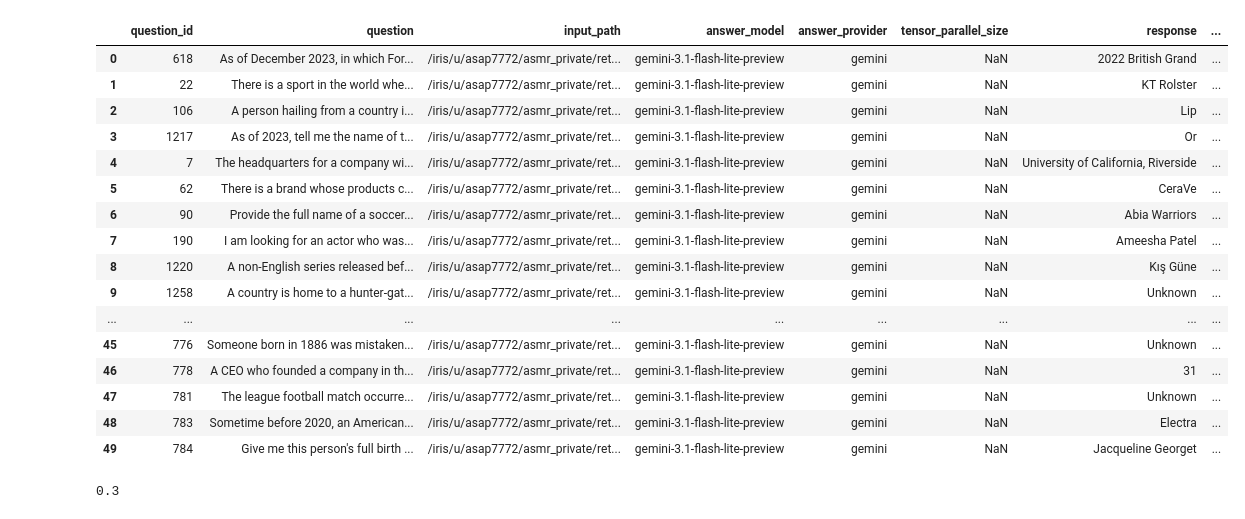
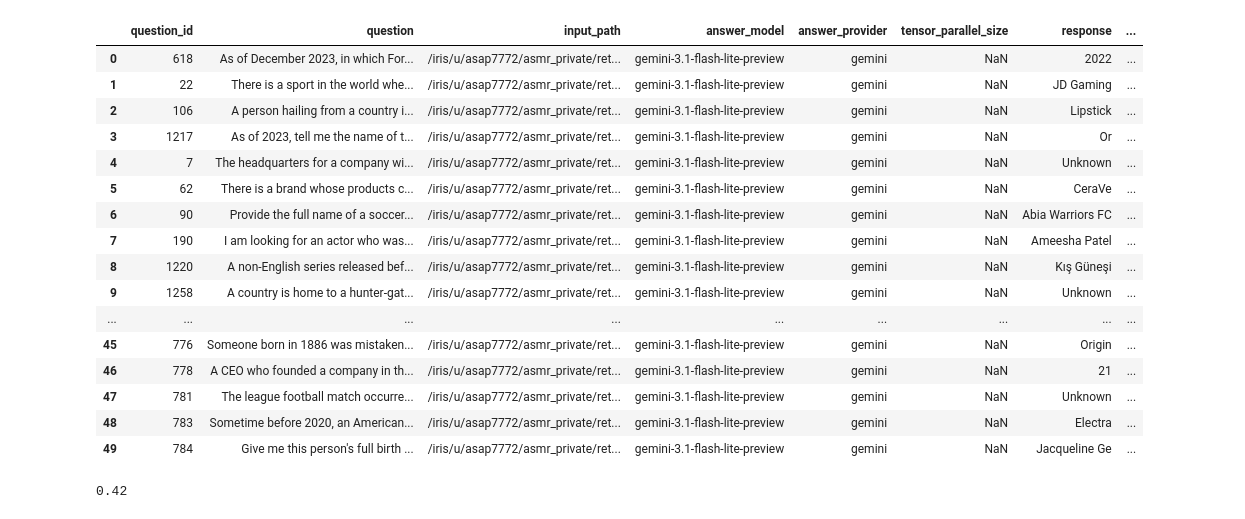
Before and after one commit to Asap7772/asmr_initial_pipeline, a Jupyter notebook: retrieval/view_success_rate.ipynb, the cells around one changed output. Drawn from its saved outputs; the diff is of its cells as text; code cells hidden in the pictures.

```diff
--- a/retrieval/view_success_rate.ipynb
+++ b/retrieval/view_success_rate.ipynb
@@ -1,48 +1,52 @@
 # %%
 import pandas as pd
 
 # df = pd.read_json('/iris/u/asap7772/asmr_private/retrieval/heldout_answers.jsonl', lines=True)
 # df = pd.read_json('/iris/u/asap7772/asmr_private/retrieval/heldout_answers_reranked.jsonl', lines=True)
 # df = pd.read_json('/iris/u/asap7772/asmr_private/retrieval/heldout_answers_gemini.jsonl', lines=True)
 # df = pd.read_json('/iris/u/asap7772/asmr_private/retrieval/heldout_answers_reranked_gemini.jsonl', lines=True)
 
 # df = pd.read_json('/iris/u/asap7772/asmr_private/retrieval/heldout_answers_supponly_gemini.jsonl', lines=True)
 # df = pd.read_json('/iris/u/asap7772/asmr_private/retrieval/heldout_answers_supponly_qwen.jsonl', lines=True)
 
 # df = pd.read_json('/iris/u/asap7772/asmr_private/retrieval/heldout_answers_reranked_supponly_qwen.jsonl', lines=True)
 # df = pd.read_json('/iris/u/asap7772/asmr_private/retrieval/heldout_answers_reranked_supponly_gemini.jsonl', lines=True)
 # df = pd.read_json('/iris/u/asap7772/asmr_private/retrieval/heldout_agentic_answers_gemini.jsonl', lines=True)
 
-# df = pd.read_json('/iris/u/asap7772/asmr_private/retrieval/heldout_agentic_answers_gemini.jsonl', lines=True)
+df = pd.read_json('/iris/u/asap7772/asmr_private/retrieval/heldout_agentic_answers_gemini.jsonl', lines=True)
 # df = pd.read_json('/iris/u/asap7772/asmr_private/retrieval/heldout_agentic_answers_qwen.jsonl', lines=True)
 
 # df = pd.read_json('/iris/u/asap7772/asmr_private/retrieval/heldout_graph_answers_qwen.jsonl', lines=True)
+# df = pd.read_json('/iris/u/asap7772/asmr_private/retrieval/heldout_graph_answers_gemini.jsonl', lines=True)
 
 # df = pd.read_json('/iris/u/asap7772/asmr_private/retrieval/heldout_answers_hybrid_gemini.jsonl', lines=True)
 # df = pd.read_json('/iris/u/asap7772/asmr_private/retrieval/heldout_answers_hybrid_qwen.jsonl', lines=True)
 
 # df = pd.read_json('/iris/u/asap7772/asmr_private/retrieval/heldout_answers_qwen.jsonl', lines=True)
-df = pd.read_json('/iris/u/asap7772/asmr_private/retrieval/heldout_answers_gemini.jsonl', lines=True)
+# df = pd.read_json('/iris/u/asap7772/asmr_private/retrieval/heldout_answers_gemini.jsonl', lines=True)
+
+# df = pd.read_json('/iris/u/asap7772/asmr_private/retrieval/heldout_autocompaction_answers_gemini.jsonl', lines=True)
+# df = pd.read_json('/iris/u/asap7772/asmr_private/retrieval/heldout_autocompaction_answers_qwen.jsonl', lines=True)
 df
 # %% [output]
 |  | question_id | question | input_path | answer_model | answer_provider | tensor_parallel_size | response | ... |
-| 0 | 618 | As of December 2023, in which For... | /iris/u/asap7772/asmr_private/ret... | gemini-3.1-flash-lite-preview | gemini | NaN | 2022 British Grand | ... |
-| 1 | 22 | There is a sport in the world whe... | /iris/u/asap7772/asmr_private/ret... | gemini-3.1-flash-lite-preview | gemini | NaN | KT Rolster | ... |
-| 2 | 106 | A person hailing from a country i... | /iris/u/asap7772/asmr_private/ret... | gemini-3.1-flash-lite-preview | gemini | NaN | Lip | ... |
+| 0 | 618 | As of December 2023, in which For... | /iris/u/asap7772/asmr_private/ret... | gemini-3.1-flash-lite-preview | gemini | NaN | 2022 | ... |
+| 1 | 22 | There is a sport in the world whe... | /iris/u/asap7772/asmr_private/ret... | gemini-3.1-flash-lite-preview | gemini | NaN | JD Gaming | ... |
+| 2 | 106 | A person hailing from a country i... | /iris/u/asap7772/asmr_private/ret... | gemini-3.1-flash-lite-preview | gemini | NaN | Lipstick | ... |
 | 3 | 1217 | As of 2023, tell me the name of t... | /iris/u/asap7772/asmr_private/ret... | gemini-3.1-flash-lite-preview | gemini | NaN | Or | ... |
-| 4 | 7 | The headquarters for a company wi... | /iris/u/asap7772/asmr_private/ret... | gemini-3.1-flash-lite-preview | gemini | NaN | University of California, Riverside | ... |
+| 4 | 7 | The headquarters for a company wi... | /iris/u/asap7772/asmr_private/ret... | gemini-3.1-flash-lite-preview | gemini | NaN | Unknown | ... |
 | 5 | 62 | There is a brand whose products c... | /iris/u/asap7772/asmr_private/ret... | gemini-3.1-flash-lite-preview | gemini | NaN | CeraVe | ... |
-| 6 | 90 | Provide the full name of a soccer... | /iris/u/asap7772/asmr_private/ret... | gemini-3.1-flash-lite-preview | gemini | NaN | Abia Warriors | ... |
+| 6 | 90 | Provide the full name of a soccer... | /iris/u/asap7772/asmr_private/ret... | gemini-3.1-flash-lite-preview | gemini | NaN | Abia Warriors FC | ... |
 | 7 | 190 | I am looking for an actor who was... | /iris/u/asap7772/asmr_private/ret... | gemini-3.1-flash-lite-preview | gemini | NaN | Ameesha Patel | ... |
-| 8 | 1220 | A non-English series released bef... | /iris/u/asap7772/asmr_private/ret... | gemini-3.1-flash-lite-preview | gemini | NaN | Kış Güne | ... |
+| 8 | 1220 | A non-English series released bef... | /iris/u/asap7772/asmr_private/ret... | gemini-3.1-flash-lite-preview | gemini | NaN | Kış Güneşi | ... |
 | 9 | 1258 | A country is home to a hunter-gat... | /iris/u/asap7772/asmr_private/ret... | gemini-3.1-flash-lite-preview | gemini | NaN | Unknown | ... |
 | ... | ... | ... | ... | ... | ... | ... | ... | ... |
-| 45 | 776 | Someone born in 1886 was mistaken... | /iris/u/asap7772/asmr_private/ret... | gemini-3.1-flash-lite-preview | gemini | NaN | Unknown | ... |
-| 46 | 778 | A CEO who founded a company in th... | /iris/u/asap7772/asmr_private/ret... | gemini-3.1-flash-lite-preview | gemini | NaN | 31 | ... |
+| 45 | 776 | Someone born in 1886 was mistaken... | /iris/u/asap7772/asmr_private/ret... | gemini-3.1-flash-lite-preview | gemini | NaN | Origin | ... |
+| 46 | 778 | A CEO who founded a company in th... | /iris/u/asap7772/asmr_private/ret... | gemini-3.1-flash-lite-preview | gemini | NaN | 21 | ... |
 | 47 | 781 | The league football match occurre... | /iris/u/asap7772/asmr_private/ret... | gemini-3.1-flash-lite-preview | gemini | NaN | Unknown | ... |
 | 48 | 783 | Sometime before 2020, an American... | /iris/u/asap7772/asmr_private/ret... | gemini-3.1-flash-lite-preview | gemini | NaN | Electra | ... |
-| 49 | 784 | Give me this person's full birth ... | /iris/u/asap7772/asmr_private/ret... | gemini-3.1-flash-lite-preview | gemini | NaN | Jacqueline Georget | ... |
+| 49 | 784 | Give me this person's full birth ... | /iris/u/asap7772/asmr_private/ret... | gemini-3.1-flash-lite-preview | gemini | NaN | Jacqueline Ge | ... |
 # %%
 print(df['correctness'].mean())
 # %% [output]
-0.3
+0.42
```
Also changed, not shown: 14 other files.
